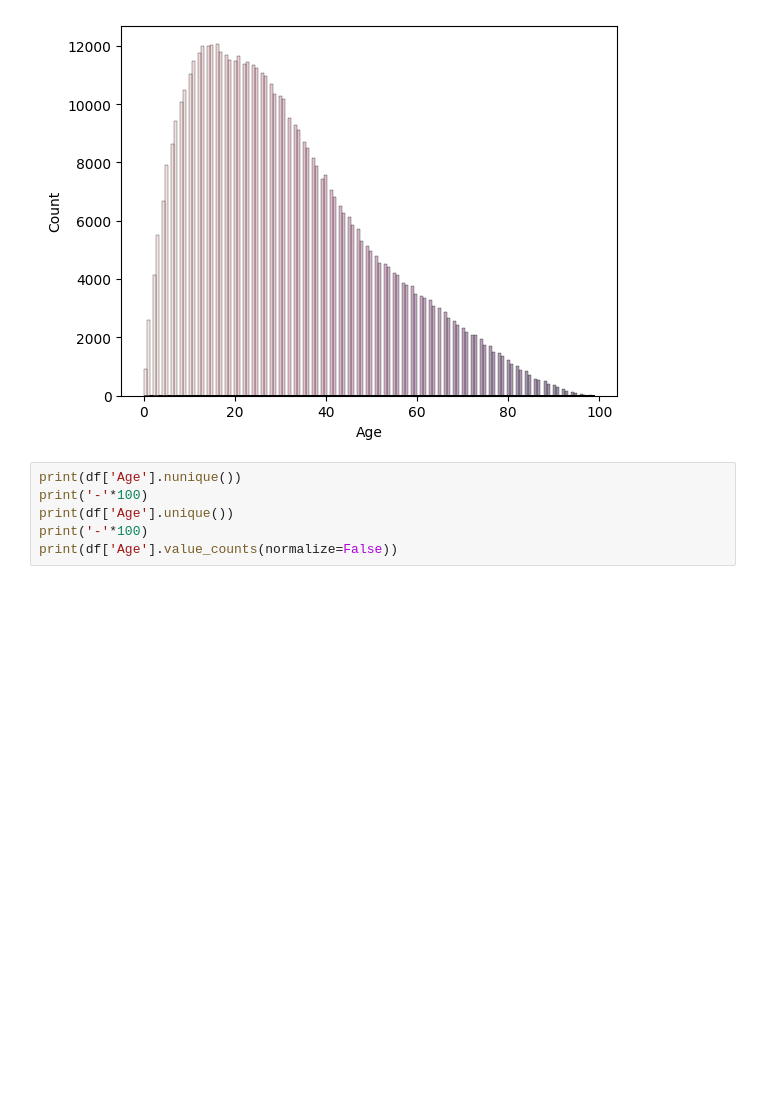
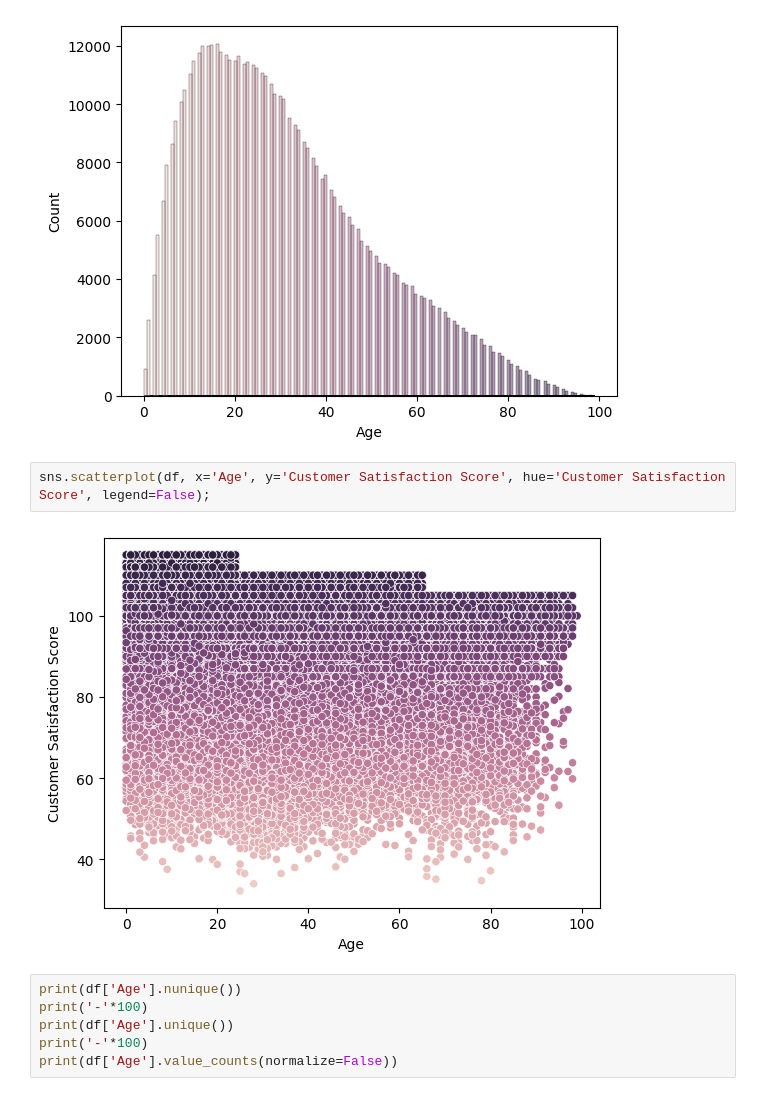
Before and after one commit to aliciamb86/ML-interstellar-travel-satisfaction, a Jupyter notebook: Interstellar Travel Customer Satisfaction Analysis/notebooks/02_LimpiezaEDA.ipynb, the cells around one changed output. Saved outputs shown, nothing was run; the diff lists cells and outputs as text; blank space fills up the shorter version.

```diff
--- a/Interstellar Travel Customer Satisfaction Analysis/notebooks/02_LimpiezaEDA.ipynb
+++ b/Interstellar Travel Customer Satisfaction Analysis/notebooks/02_LimpiezaEDA.ipynb
@@ -213,6 +173,10 @@ Columna Age
 sns.histplot(df, x='Age', hue='Age',  legend=False);
 # %% [output]
 [figure]
+# %%
+sns.scatterplot(df, x='Age', y='Customer Satisfaction Score', hue='Customer Satisfaction Score', legend=False);
+# %% [output]
+[figure, added]
 # %%
 print(df['Age'].nunique())
 print('-'*100)
```
Also changed, not shown: parts of 46 cells of this notebook, 12 other files.
